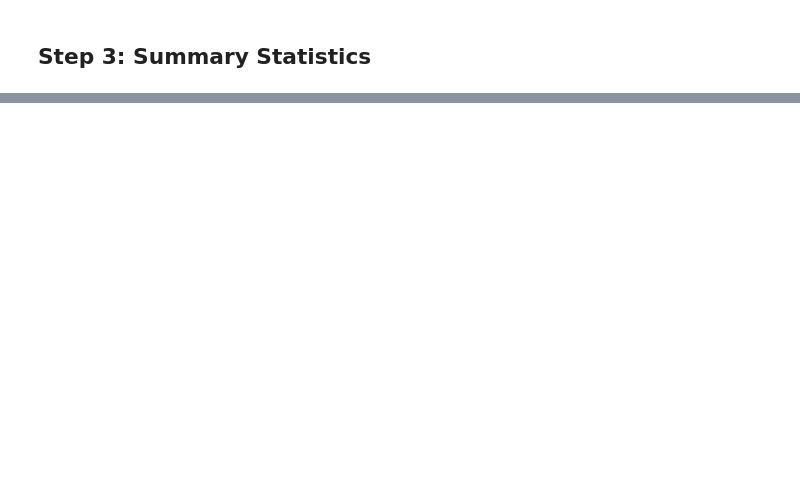
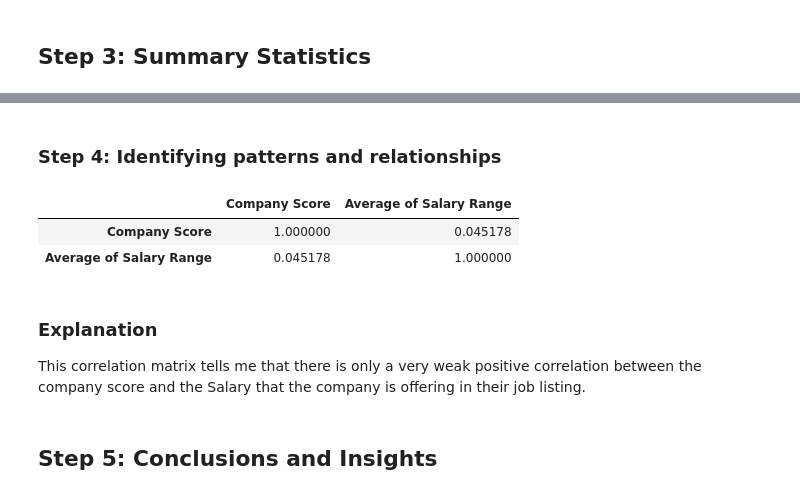
Before and after one commit to andrewnoonan2004/INFSCI-0510, a Jupyter notebook: Assignment2.ipynb, the cells around one changed output, grey strips where cells are left out. Saved outputs shown, nothing was run; the diff lists cells and outputs as text; code cells hidden in the pictures; blank space fills up the shorter version.

```diff
--- a/Assignment2.ipynb
+++ b/Assignment2.ipynb
@@ -228,0 +348,13 @@ print(variance_company_score)
+# %% [markdown]
+### Step 4: Identifying patterns and relationships
+# %%
+df.corr(method= 'pearson',numeric_only=True)
+# %% [output]
+|  | Company Score | Average of Salary Range |
+| Company Score | 1.000000 | 0.045178 |
+| Average of Salary Range | 0.045178 | 1.000000 |
+# %% [markdown]
+### Explanation
+This correlation matrix tells me that there is only a very weak positive correlation between the company score and the Salary that the company is offering in their job listing.
+# %% [markdown]
+## Step 5: Conclusions and Insights
```
Also changed, not shown: parts of 26 cells of this notebook.
